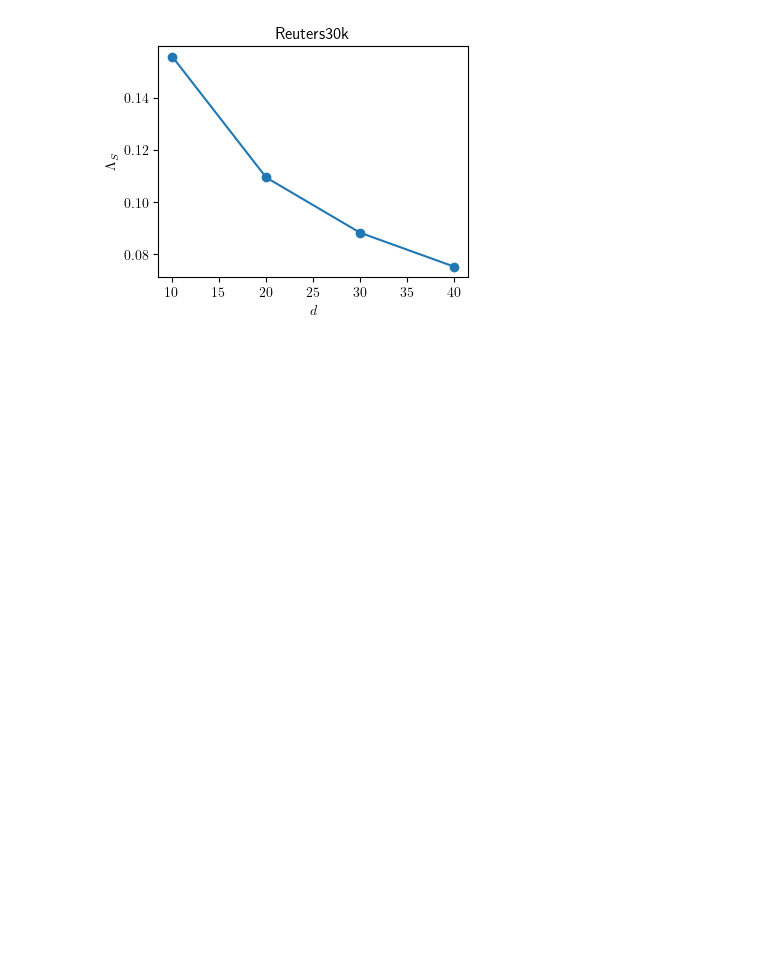
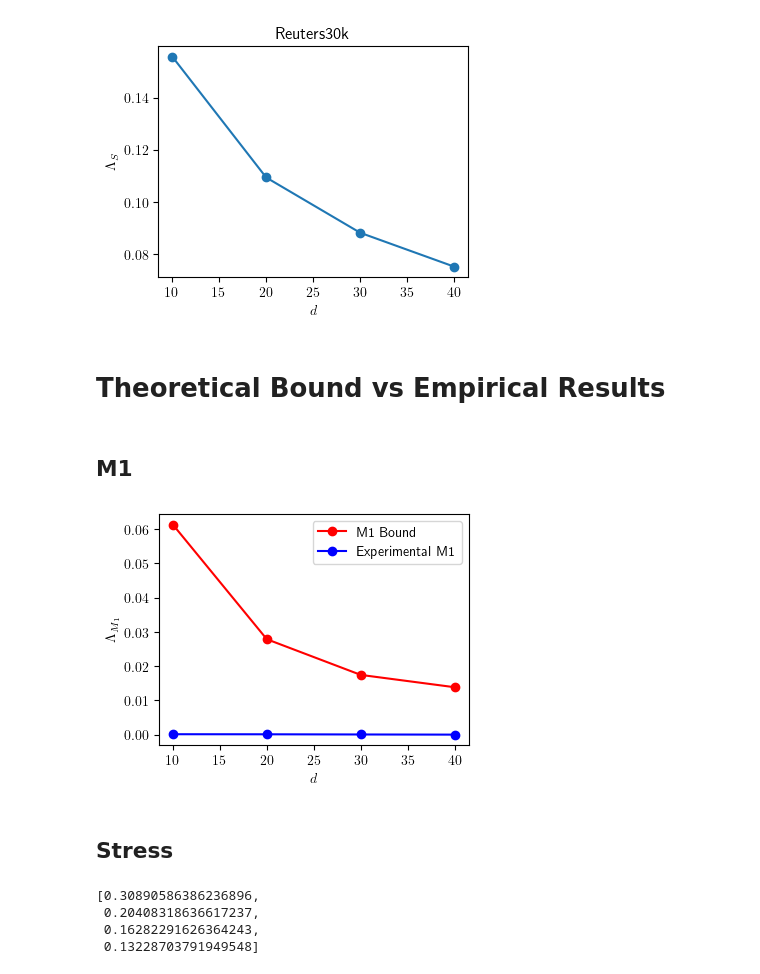
Before and after one commit to S3-Lab-IIT/DiffRed, a Jupyter notebook: Experiments/dimensionality_reduction_metrics/make_plots.ipynb, the cells around one changed output. Drawn from its saved outputs; the diff is of its cells as text; code cells hidden in the pictures; blank space fills up the shorter version.

Commit message:
Added theory vs exp plots

```diff
--- a/Experiments/dimensionality_reduction_metrics/make_plots.ipynb
+++ b/Experiments/dimensionality_reduction_metrics/make_plots.ipynb
@@ -489,3 +489,7 @@ for key in PLOT_DATA.keys():
 # %% [output]
 [figure]
 [figure]
+# %% [markdown]
+# Theoretical Bound vs Empirical Results
+# %% [markdown]
+## M1
@@ -491,0 +500,38 @@ for key in PLOT_DATA.keys():
+# %%
+def calculate_m1_bound(sigma:np.ndarray, k1:int, target_dim:int, residual_sr):
+    p=calculate_p(sigma,k1)
+    k2=target_dim-k1
+    return (1-p)/np.sqrt(k2*residual_sr)
+# %%
+METRIC='M1'
+DATASET='Cifar10'
+SING_DIR='./norm_singular_values/'
+sigma=np.load(os.path.join(SING_DIR, f'{DATASET}.npy'))
+target_dims=np.array([10,20,30,40])
+k1=np.array([6,8,15,35])
+bound_vals=[]
+for i in range(len(target_dims)):
+    r_sr=stable_rank(sigma[k1[i]:])
+    bound_vals.append(calculate_m1_bound(sigma,k1[i],target_dims[i],r_sr))
+
+m1_df=pd.read_excel(os.path.join(UTILS['COMP_RES'], METRIC, 'DiffRed', f'{DATASET}.xlsx'))
+m1_dict=m1_df.set_index('Target Dimension')['M1'].to_dict()
+keys=np.array(list(m1_dict.keys()))
+idx=np.argsort(keys)
+m1_vals=np.array(list(m1_dict.values()))[idx]
+idx2=np.where(keys!=15)
+keys=keys[idx2]
+m1_vals=m1_vals[idx2]
+# %%
+plt.figure(figsize=(4,3))
+plt.plot(target_dims, bound_vals, label='M1 Bound', color='red', marker='o', markersize=6, linestyle='-')
+plt.plot(target_dims, m1_vals, label='Experimental M1', color='blue', marker='o', markersize=6, linestyle='-')
+plt.xlabel(r'$d$')
+plt.ylabel(r'$\Lambda_{M_1}$')
+plt.legend()
+plt.show()
+plt.close()
+# %% [output]
+[figure, added]
+# %% [markdown]
+## Stress
@@ -491,0 +559,7 @@ for key in PLOT_DATA.keys():
+# %%
+bound_vals
+# %% [output]
+[0.30890586386236896,
+ 0.20408318636617237,
+ 0.16282291626364243,
+ 0.13228703791949548]
```
Also changed, not shown: parts of 3 cells of this notebook.
